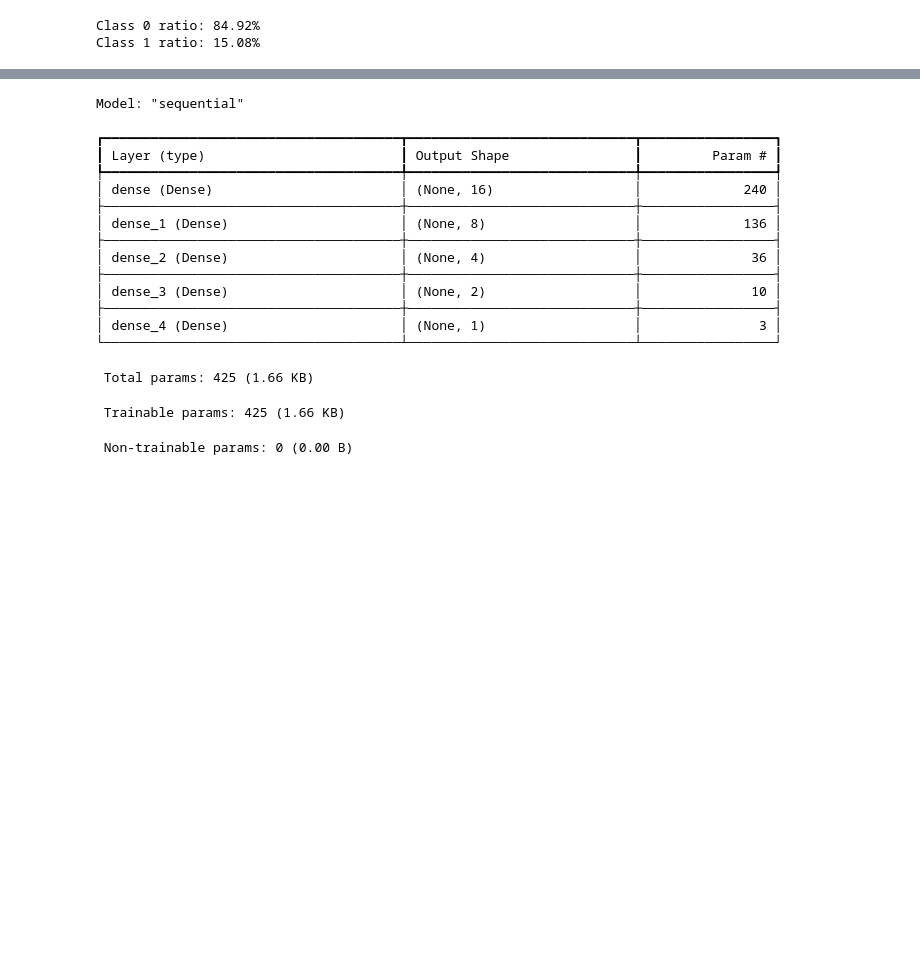
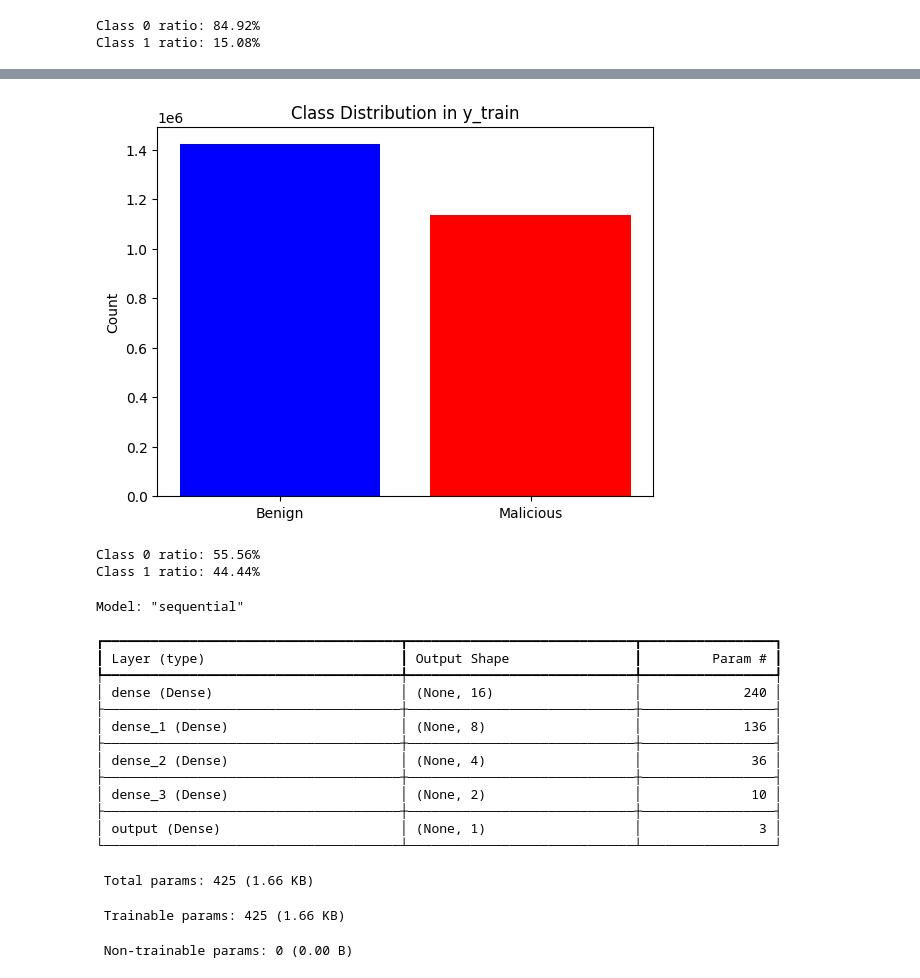
Before and after one commit to Uzair-Mas00d/FYP-Intrusion-detection-ML, a Jupyter notebook: model_training/FYPModel.ipynb, the cells around one changed output, grey strips where cells are left out. Drawn from its saved outputs; the diff is of its cells as text; code cells hidden in the pictures; blank space fills up the shorter version.

```diff
--- a/model_training/FYPModel.ipynb
+++ b/model_training/FYPModel.ipynb
@@ -151,2 +170,20 @@ smote = SMOTE(sampling_strategy=0.5, random_state=1287)
 X_train, y_train = smote.fit_resample(X_train, y_train)
+# %%
+class_counts = np.bincount(y_train)
+plt.bar([0, 1], class_counts, color=['blue', 'red'])
+plt.xticks([0, 1], ['Benign', 'Malicious'])
+plt.ylabel('Count')
+plt.title('Class Distribution in y_train')
+
+plt.show()
+
+class_counts = y_train.value_counts()
+class_ratios = class_counts / len(y_train)
+
+print(f"Class 0 ratio: {class_ratios[0]*100:.2f}%")
+print(f"Class 1 ratio: {class_ratios[1]*100:.2f}%")
+# %% [output]
+[figure, added]
+Class 0 ratio: 55.56%
+Class 1 ratio: 44.44%
 # %%
@@ -166,7 +211,7 @@ model = Sequential([
     Dense(8,  activation='relu',    kernel_initializer=HeUniform()),
     Dense(4,  activation='relu',    kernel_initializer=HeUniform()),
     Dense(2,  activation='relu',    kernel_initializer=HeUniform()),
-    Dense(1,  activation='sigmoid', kernel_initializer=GlorotUniform())
+    Dense(1,  activation='sigmoid', kernel_initializer=GlorotUniform(), name='output')
 ])
 
 model.summary()
@@ -183,7 +228,7 @@ Model: "sequential"
 ├──────────────────────────────────────┼─────────────────────────────┼─────────────────┤
 │ dense_3 (Dense)                      │ (None, 2)                   │              10 │
 ├──────────────────────────────────────┼─────────────────────────────┼─────────────────┤
-│ dense_4 (Dense)                      │ (None, 1)                   │               3 │
+│ output (Dense)                       │ (None, 1)                   │               3 │
 └──────────────────────────────────────┴─────────────────────────────┴─────────────────┘
  Total params: 425 (1.66 KB)
  Trainable params: 425 (1.66 KB)
```
Also changed, not shown: parts of 16 cells of this notebook, 18 other files.
